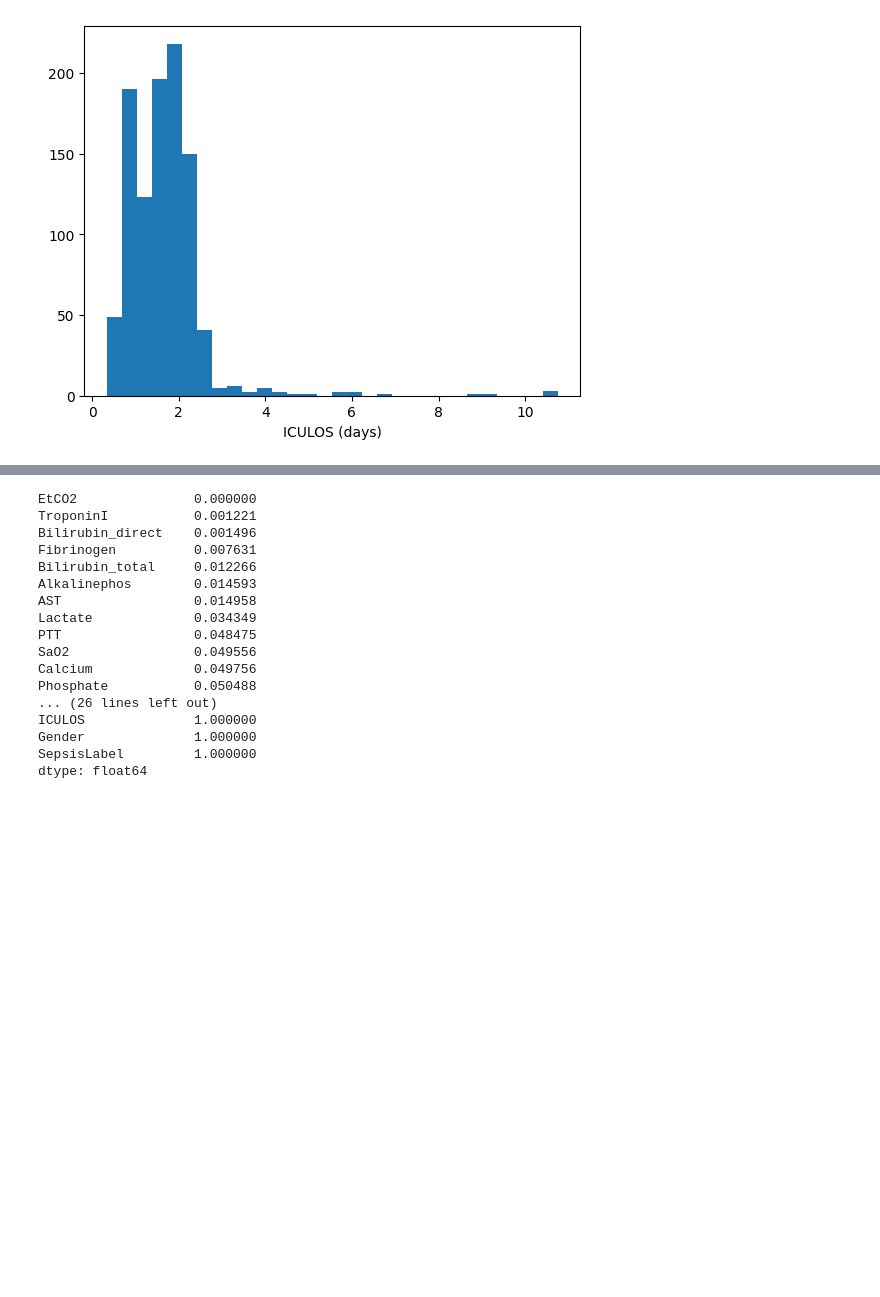
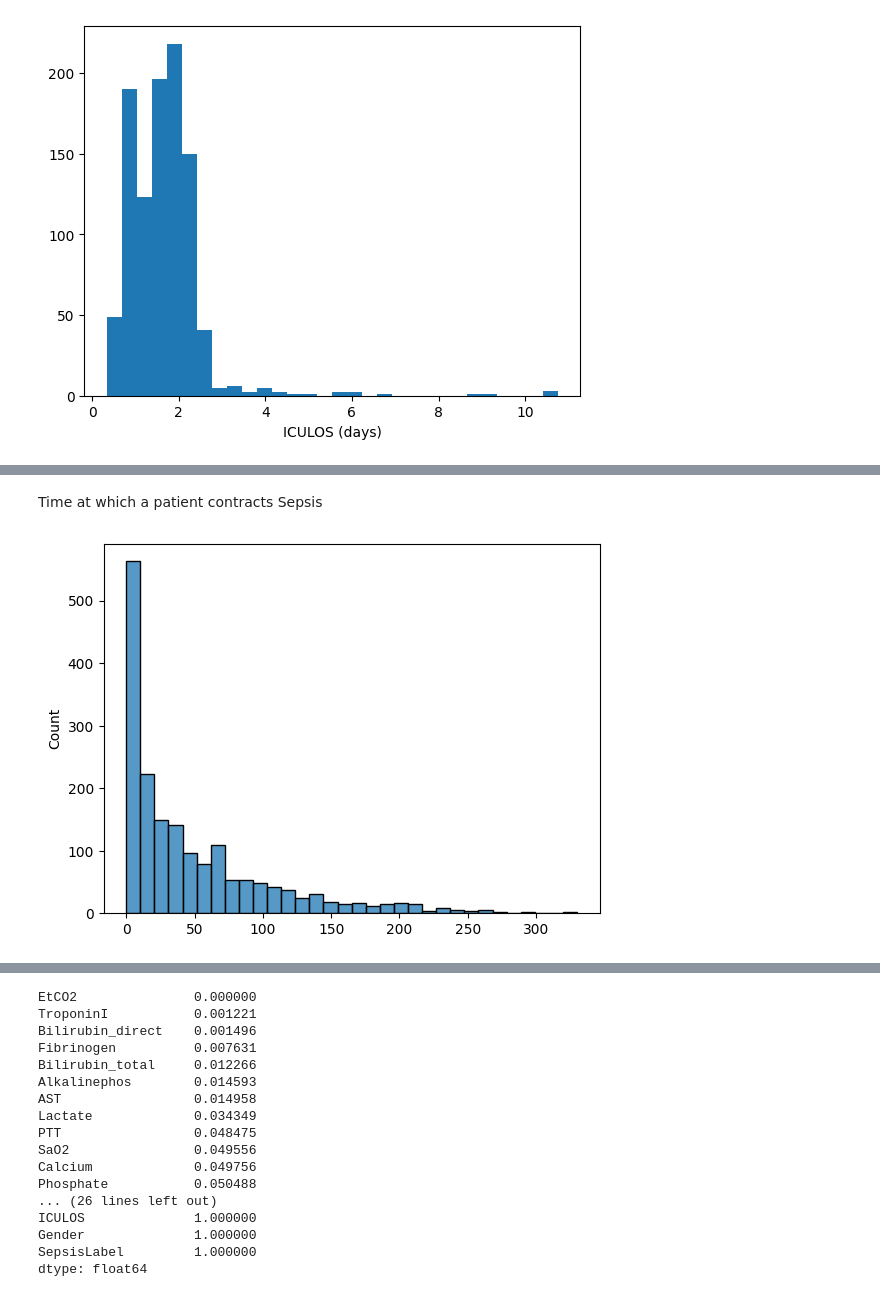
Before and after one commit to Mitmischer/sepsis-prediction, a Jupyter notebook: preprocessing.ipynb, the cells around one changed output, grey strips where cells are left out. Cells and saved outputs as stored; diff of their text form; code cells hidden in the pictures; blank space fills up the shorter version.

```diff
--- a/preprocessing.ipynb
+++ b/preprocessing.ipynb
@@ -91,0 +162,25 @@ big_df_interpolated = [pd.concat([d.interpolate(limit=lim) for d in big_df_from_
+# %% [markdown]
+Time at which a patient contracts Sepsis
+# %%
+
+temp = full_df.groupby(['patient_id'])['SepsisLabel']\
+       .sum().reset_index()
+
+sepsis_pid = np.array(temp[temp['SepsisLabel'] > 0]['patient_id'])
+
+
+temp_filter = full_df[full_df['patient_id']\
+                                   .isin(sepsis_pid)]
+
+sepsis_time = []
+tot_time = []
+
+
+for pid in sepsis_pid:
+  df = temp_filter[temp_filter['patient_id']==pid]
+  sepsis_time.append(df[df['SepsisLabel']==1]['time'].iloc[0])
+  tot_time.append(df[df['SepsisLabel']==1]['time'][::-1].iloc[0])
+
+sns.histplot(sepsis_time, kde=False);
+# %% [output]
+[figure, added]
```
Also changed, not shown: parts of 39 cells of this notebook, 1 other file.
